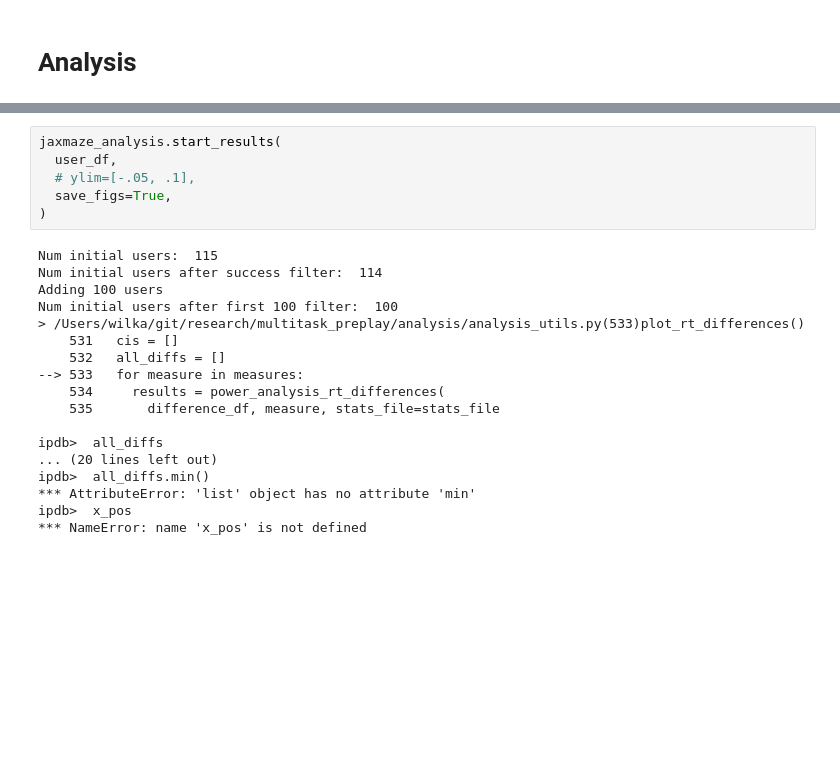
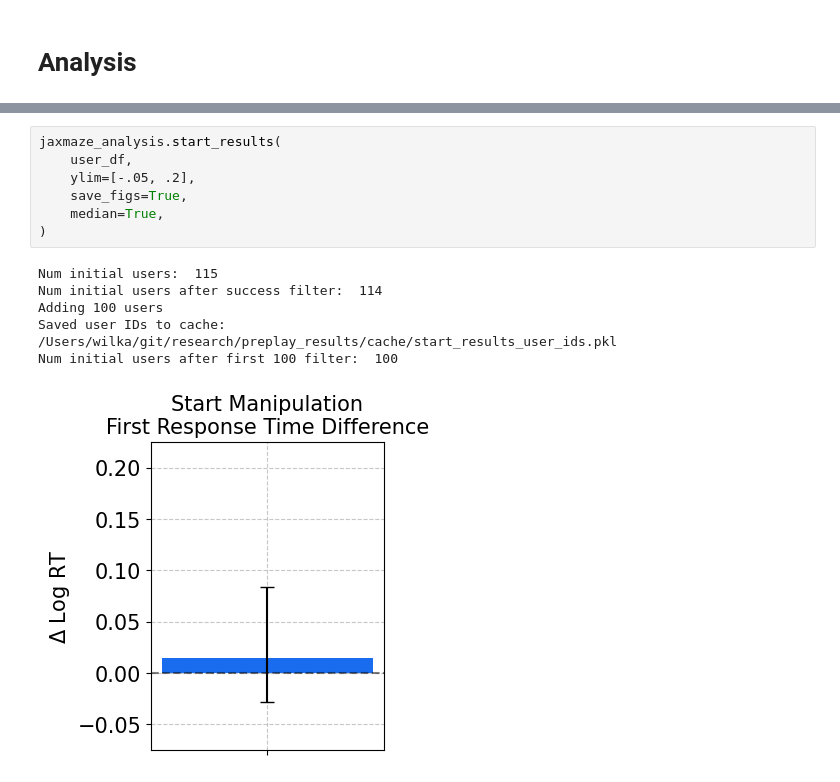
Before and after one commit to wcarvalho/multitask_preplay, a Jupyter notebook: figures/jaxmaze_results.ipynb, the cells around one changed output, grey strips where cells are left out. Cells and saved outputs as stored; diff of their text form; blank space fills up the shorter version.

```diff
--- a/figures/jaxmaze_results.ipynb
+++ b/figures/jaxmaze_results.ipynb
@@ -127,27 +140,17 @@ Adding 100 users for tell_reuse=0
 # %%
 jaxmaze_analysis.start_results(
-  user_df,
-  # ylim=[-.05, .1],
-  save_figs=True,
+    user_df,
+    ylim=[-.05, .2],
+    save_figs=True,
+    median=True,
 )
 # %% [output]
 Num initial users:  115
 Num initial users after success filter:  114
 Adding 100 users
+Saved user IDs to cache: /Users/wilka/git/research/preplay_results/cache/start_results_user_ids.pkl
 Num initial users after first 100 filter:  100
-> /Users/wilka/git/research/multitask_preplay/analysis/analysis_utils.py(533)plot_rt_differences()
-    531   cis = []
-    532   all_diffs = []
---> 533   for measure in measures:
-    534     results = power_analysis_rt_differences(
-    535       difference_df, measure, stats_file=stats_file
-
-ipdb>  all_diffs
-... (20 lines left out)
-ipdb>  all_diffs.min()
-*** AttributeError: 'list' object has no attribute 'min'
-ipdb>  x_pos
-*** NameError: name 'x_pos' is not defined
+[figure, added]
 # %%
 jaxmaze_analysis.shortcut_results(user_df, model_df, save_figs=True)
 # %% [output]
```
Also changed, not shown: parts of 7 cells of this notebook, 20 other files.
